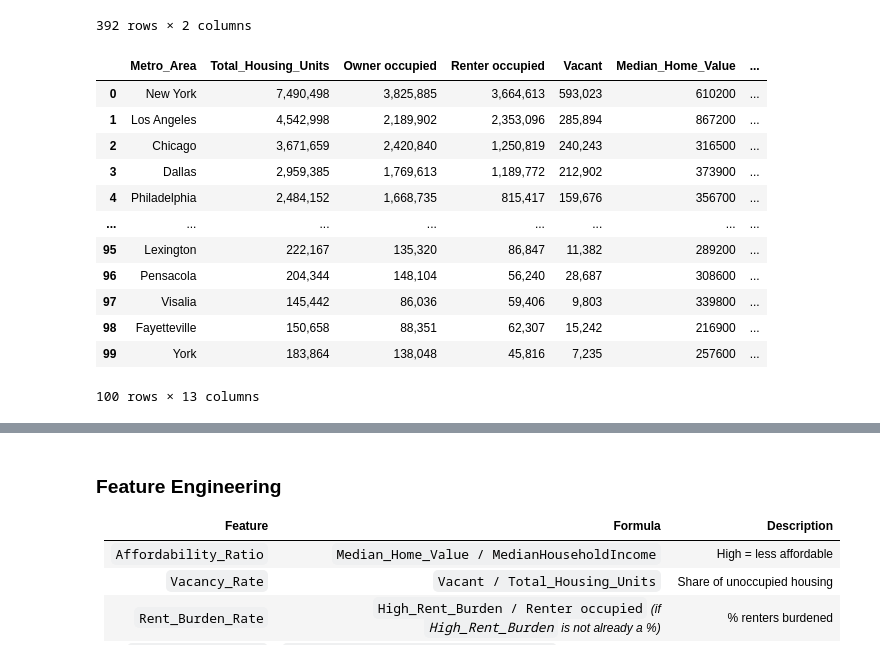
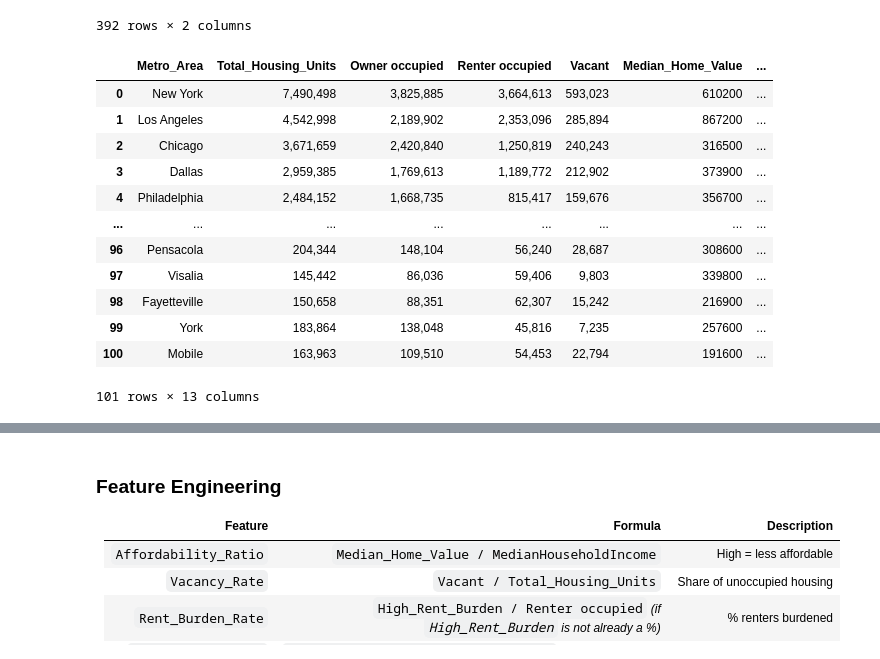
Before and after one commit to Makster04/Housing_Market_Index, a Jupyter notebook: Notebook.ipynb, the cells around one changed output, grey strips where cells are left out. Drawn from its saved outputs; the diff is of its cells as text; code cells hidden in the pictures.

```diff
--- a/Notebook.ipynb
+++ b/Notebook.ipynb
@@ -93,40 +93,40 @@ LEFT JOIN B25070 ON B25003.Geography = B25070.Geography
 LEFT JOIN C40 ON B25003.Geography = C40.Geography
 LEFT JOIN PEPANNRES ON B25003.Geography = PEPANNRES.Geography
 LEFT JOIN B25091 ON B25003.Geography = B25091.Geography
 LEFT JOIN B25036 ON B25003.Geography = B25036.Geography
 LEFT JOIN PopulationChange ON B25003.Geography = PopulationChange.Geography
 GROUP BY PopulationChange.Geography
 ORDER BY PEPANNRES.Population DESC
-LIMIT 100
+LIMIT 101
 
 
 
 """
 
 # Execute and load the result into a DataFrame
 housing_index_df = pd.read_sql_query(sql_query, conn)
 
 # Preview or export
 # housing_index_df.to_csv("Housing_Market_Index_Base.csv", index=False)
 
 # Close SQLite connection
 conn.close()
 
 housing_index_df
 # %% [output]
 |  | Metro_Area | Total_Housing_Units | Owner occupied | Renter occupied | Vacant | Median_Home_Value | ... |
 | 0 | New York | 7,490,498 | 3,825,885 | 3,664,613 | 593,023 | 610200 | ... |
 | 1 | Los Angeles | 4,542,998 | 2,189,902 | 2,353,096 | 285,894 | 867200 | ... |
 | 2 | Chicago | 3,671,659 | 2,420,840 | 1,250,819 | 240,243 | 316500 | ... |
 | 3 | Dallas | 2,959,385 | 1,769,613 | 1,189,772 | 212,902 | 373900 | ... |
 | 4 | Philadelphia | 2,484,152 | 1,668,735 | 815,417 | 159,676 | 356700 | ... |
 | ... | ... | ... | ... | ... | ... | ... | ... |
-| 95 | Lexington | 222,167 | 135,320 | 86,847 | 11,382 | 289200 | ... |
 | 96 | Pensacola | 204,344 | 148,104 | 56,240 | 28,687 | 308600 | ... |
 | 97 | Visalia | 145,442 | 86,036 | 59,406 | 9,803 | 339800 | ... |
 | 98 | Fayetteville | 150,658 | 88,351 | 62,307 | 15,242 | 216900 | ... |
 | 99 | York | 183,864 | 138,048 | 45,816 | 7,235 | 257600 | ... |
+| 100 | Mobile | 163,963 | 109,510 | 54,453 | 22,794 | 191600 | ... |
-100 rows × 13 columns
+101 rows × 13 columns
 # %%
 housing_index_df = housing_index_df.dropna()
 
```
Also changed, not shown: parts of 4 cells of this notebook.
